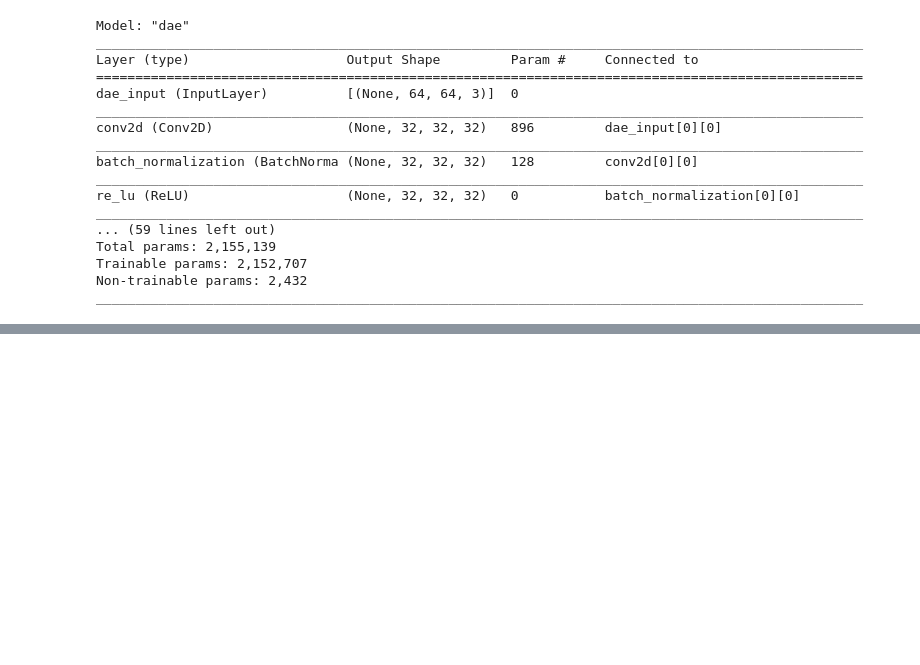
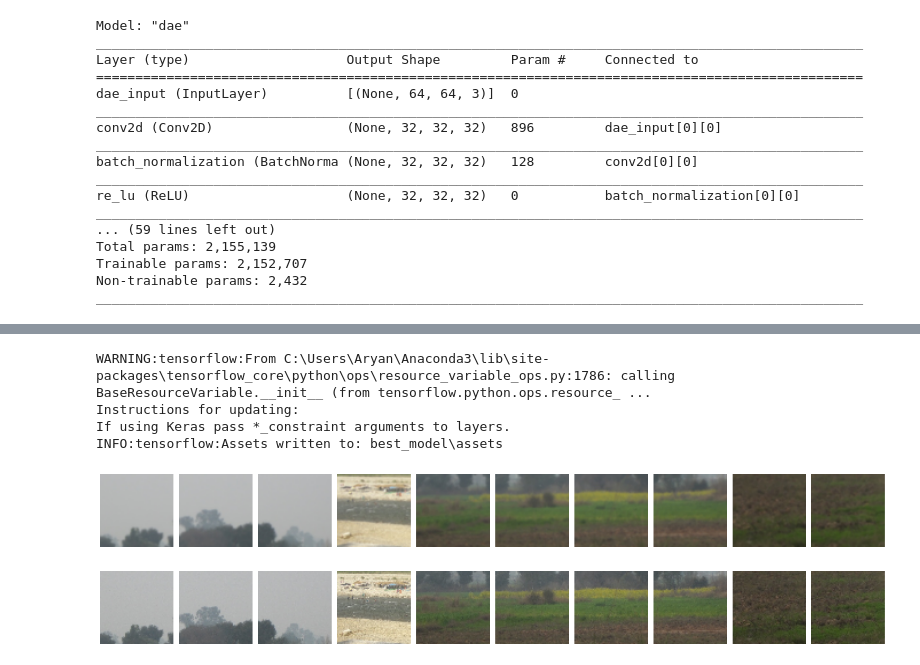
Before and after one commit to AryanSethi/No-Blur, a Jupyter notebook: UNet_deblurring_architecture.ipynb, the cells around one changed output, grey strips where cells are left out. Cells and saved outputs as stored; diff of their text form; code cells hidden in the pictures; blank space fills up the shorter version.

```diff
--- a/UNet_deblurring_architecture.ipynb
+++ b/UNet_deblurring_architecture.ipynb
@@ -69,7 +69,8 @@ def plotImages(images_arr):
   fig,axes = plt.subplots(1,10,figsize=(20,20))
   axes=axes.flatten()
   for img,ax in zip(images_arr,axes):
-    img=img.astype(np.uint8)
+    img=img*255
+    img=img.astype(np.uint)
     ax.imshow(img)
     ax.axis('off')
   plt.tight_layout()
@@ -179,0 +182,16 @@ Epoch 15/20
+# %%
+keras.models.save_model(
+    model,'best_model'
+)
+# %% [output]
+WARNING:tensorflow:From C:\Users\Aryan\Anaconda3\lib\site-packages\tensorflow_core\python\ops\resource_variable_ops.py:1786: calling BaseResourceVariable.__init__ (from tensorflow.python.ops.resource_ ...
+Instructions for updating:
+If using Keras pass *_constraint arguments to layers.
+INFO:tensorflow:Assets written to: best_model\assets
+# %%
+xx,yy= test[4]  #randomly chosen
+plotImages(xx)
+plotImages(yy)
+# %% [output]
+[figure, added]
+[figure, added]
```
Also changed, not shown: parts of 6 cells of this notebook, 4 other files.
